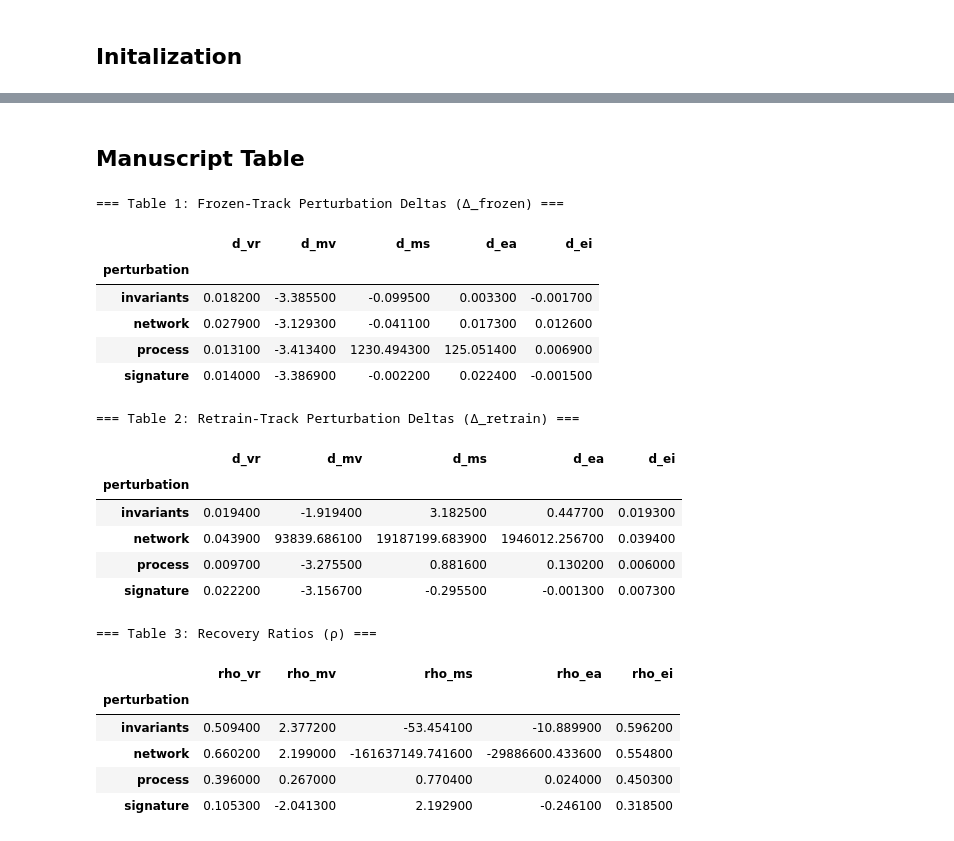
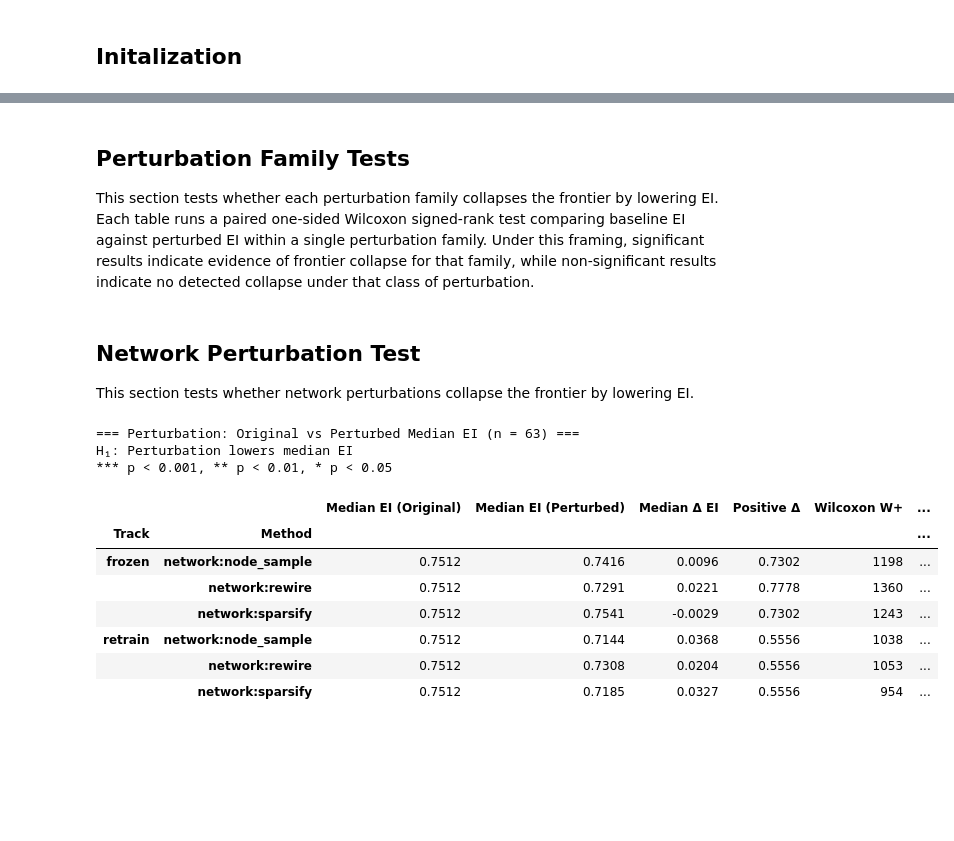
Before and after one commit to nickkunz/graph-capacity, a Jupyter notebook: notebooks/perturb.ipynb, the cells around one changed output, grey strips where cells are left out. Saved outputs shown, nothing was run; the diff lists cells and outputs as text; code cells hidden in the pictures; blank space fills up the shorter version.

```diff
--- a/notebooks/perturb.ipynb
+++ b/notebooks/perturb.ipynb
@@ -60,51 +91,28 @@ Done. 756 / 756 jobs succeeded.
 # %% [markdown]
-## Manuscript Table
+## Perturbation Family Tests
+This section tests whether each perturbation family collapses the frontier by lowering EI. Each table runs a paired one-sided Wilcoxon signed-rank test comparing baseline EI against perturbed EI within a single perturbation family. Under this framing, significant results indicate evidence of frontier collapse for that family, while non-significant results indicate no detected collapse under that class of perturbation.
-# %%
-## display settings
-pd.set_option("display.float_format", lambda x: f"{x:.6f}")
-pd.set_option("display.max_rows", None)
-pd.set_option("display.max_columns", None)
-
-## column name lists
-FEAT_FRONTIER = ["vr", "mv", "ms", "ea", "ei"]
-FEAT_DELTA = [f"d_{c}" for c in FEAT_FRONTIER]
-
-## table 1: frozen-track perturbation deltas (stability)
-frozen = perturbed_all.query("track == 'frozen'")
-frozen_tbl = frozen.groupby("perturbation")[FEAT_DELTA].mean().round(4)
-print("=== Table 1: Frozen-Track Perturbation Deltas (Δ_frozen) ===")
-display(frozen_tbl)
-
-## table 2: retrain-track perturbation deltas (recoverability)
-retrain = perturbed_all.query("track == 'retrain'")
-retrain_tbl = retrain.groupby("perturbation")[FEAT_DELTA].mean().round(4)
-print("\n=== Table 2: Retrain-Track Perturbation Deltas (Δ_retrain) ===")
-display(retrain_tbl)
-
-## table 3: recovery ratios
-FEAT_RHO_DISPLAY = [f"rho_{c}" for c in FEAT_FRONTIER]
-recovery_tbl = recovery_df.groupby("perturbation")[FEAT_RHO_DISPLAY].mean().round(4)
-print("\n=== Table 3: Recovery Ratios (ρ) ===")
-display(recovery_tbl)
-# %% [output]
-=== Table 1: Frozen-Track Perturbation Deltas (Δ_frozen) ===
-|  | d_vr | d_mv | d_ms | d_ea | d_ei |
-| perturbation |  |  |  |  |  |
-| invariants | 0.018200 | -3.385500 | -0.099500 | 0.003300 | -0.001700 |
-| network | 0.027900 | -3.129300 | -0.041100 | 0.017300 | 0.012600 |
-| process | 0.013100 | -3.413400 | 1230.494300 | 125.051400 | 0.006900 |
-| signature | 0.014000 | -3.386900 | -0.002200 | 0.022400 | -0.001500 |
-=== Table 2: Retrain-Track Perturbation Deltas (Δ_retrain) ===
-|  | d_vr | d_mv | d_ms | d_ea | d_ei |
-| perturbation |  |  |  |  |  |
-| invariants | 0.019400 | -1.919400 | 3.182500 | 0.447700 | 0.019300 |
-| network | 0.043900 | 93839.686100 | 19187199.683900 | 1946012.256700 | 0.039400 |
-| process | 0.009700 | -3.275500 | 0.881600 | 0.130200 | 0.006000 |
-| signature | 0.022200 | -3.156700 | -0.295500 | -0.001300 | 0.007300 |
-=== Table 3: Recovery Ratios (ρ) ===
-|  | rho_vr | rho_mv | rho_ms | rho_ea | rho_ei |
-| perturbation |  |  |  |  |  |
-| invariants | 0.509400 | 2.377200 | -53.454100 | -10.889900 | 0.596200 |
-| network | 0.660200 | 2.199000 | -161637149.741600 | -29886600.433600 | 0.554800 |
-| process | 0.396000 | 0.267000 | 0.770400 | 0.024000 | 0.450300 |
-| signature | 0.105300 | -2.041300 | 2.192900 | -0.246100 | 0.318500 |
+# %% [markdown]
+## Network Perturbation Test
+This section tests whether network perturbations collapse the frontier by lowering EI.
+# %%
+## paired wilcoxon test for network perturbation EI
+results_table_network = stat_perturbed_test(
+    results = results_perturbed,
+    feat_value = ["ei"],
+    feat_group = ["track", "method"],
+    pert_type = "network"
+)
+
+display(results_table_network)
+# %% [output]
+=== Perturbation: Original vs Perturbed Median EI (n = 63) ===
+H₁: Perturbation lowers median EI
+*** p < 0.001, ** p < 0.01, * p < 0.05
+|  |  | Median EI (Original) | Median EI (Perturbed) | Median Δ EI | Positive Δ | Wilcoxon W+ | ... |
+| Track | Method |  |  |  |  |  | ... |
+| frozen | network:node_sample | 0.7512 | 0.7416 | 0.0096 | 0.7302 | 1198 | ... |
+|  | network:rewire | 0.7512 | 0.7291 | 0.0221 | 0.7778 | 1360 | ... |
+|  | network:sparsify | 0.7512 | 0.7541 | -0.0029 | 0.7302 | 1243 | ... |
+| retrain | network:node_sample | 0.7512 | 0.7144 | 0.0368 | 0.5556 | 1038 | ... |
+|  | network:rewire | 0.7512 | 0.7308 | 0.0204 | 0.5556 | 1053 | ... |
+|  | network:sparsify | 0.7512 | 0.7185 | 0.0327 | 0.5556 | 954 | ... |
```
Also changed, not shown: parts of 19 cells of this notebook.
